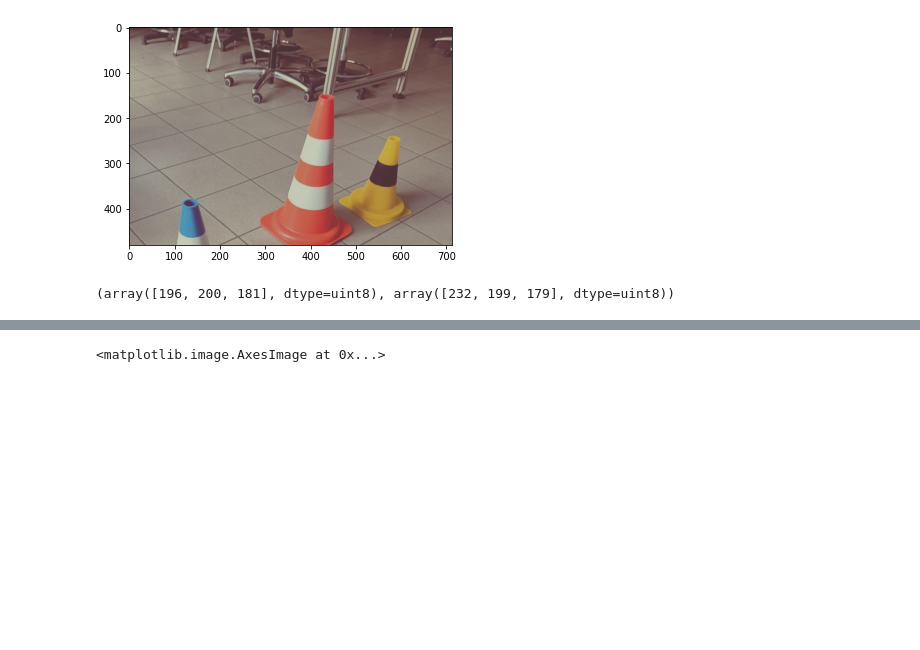
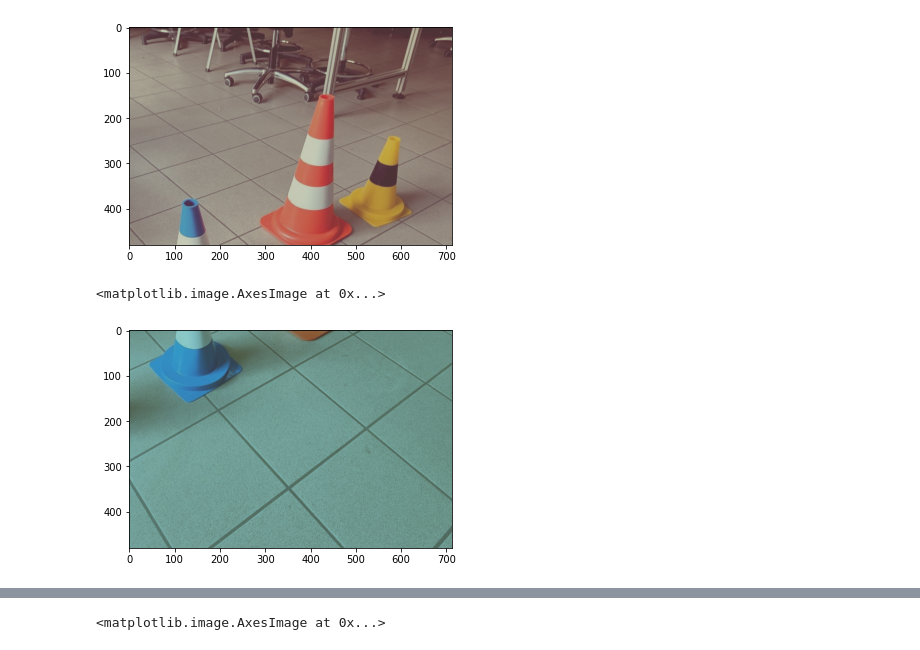
Before and after one commit to Kh0uloud/recruiting-sw-project, a Jupyter notebook: Driveless_Project1_Recovered.ipynb, the cells around one changed output, grey strips where cells are left out. Cells and saved outputs as stored; diff of their text form; code cells hidden in the pictures; blank space fills up the shorter version.

```diff
--- a/Driveless_Project1_Recovered.ipynb
+++ b/Driveless_Project1_Recovered.ipynb
@@ -43,8 +65,21 @@ plt.imshow(corrected_image1)
 # %% [output]
 <matplotlib.image.AxesImage at 0x...>
 [figure]
-# %%
-corrected_image1[479,125] , ma[0,125]
-# %% [output]
-(array([196, 200, 181], dtype=uint8), array([232, 199, 179], dtype=uint8))
+# %%
+#The second half
+ma= np.zeros((int(y/2),x,3), dtype=np.uint8)
+ma[:,:]= m[int(y/2):,:]
+
+#flip the BGR (OpenCV format) format into RGB format (PIL)
+correct_pixel=[52, 143, 197]
+
+# Estimate the scaling factors for each color channel
+scaling_factors = correct_pixel / ma[541- int(y/2), 128]
+
+# Apply the scaling factors to the affected image to correct the chromatic aberration
+corrected_image2 = np.clip(ma * scaling_factors, 50, 200).astype(np.uint8)
+plt.imshow(corrected_image2)
+# %% [output]
+<matplotlib.image.AxesImage at 0x...>
+[figure, added]
 # %%
```
Also changed, not shown: parts of 11 cells of this notebook.
